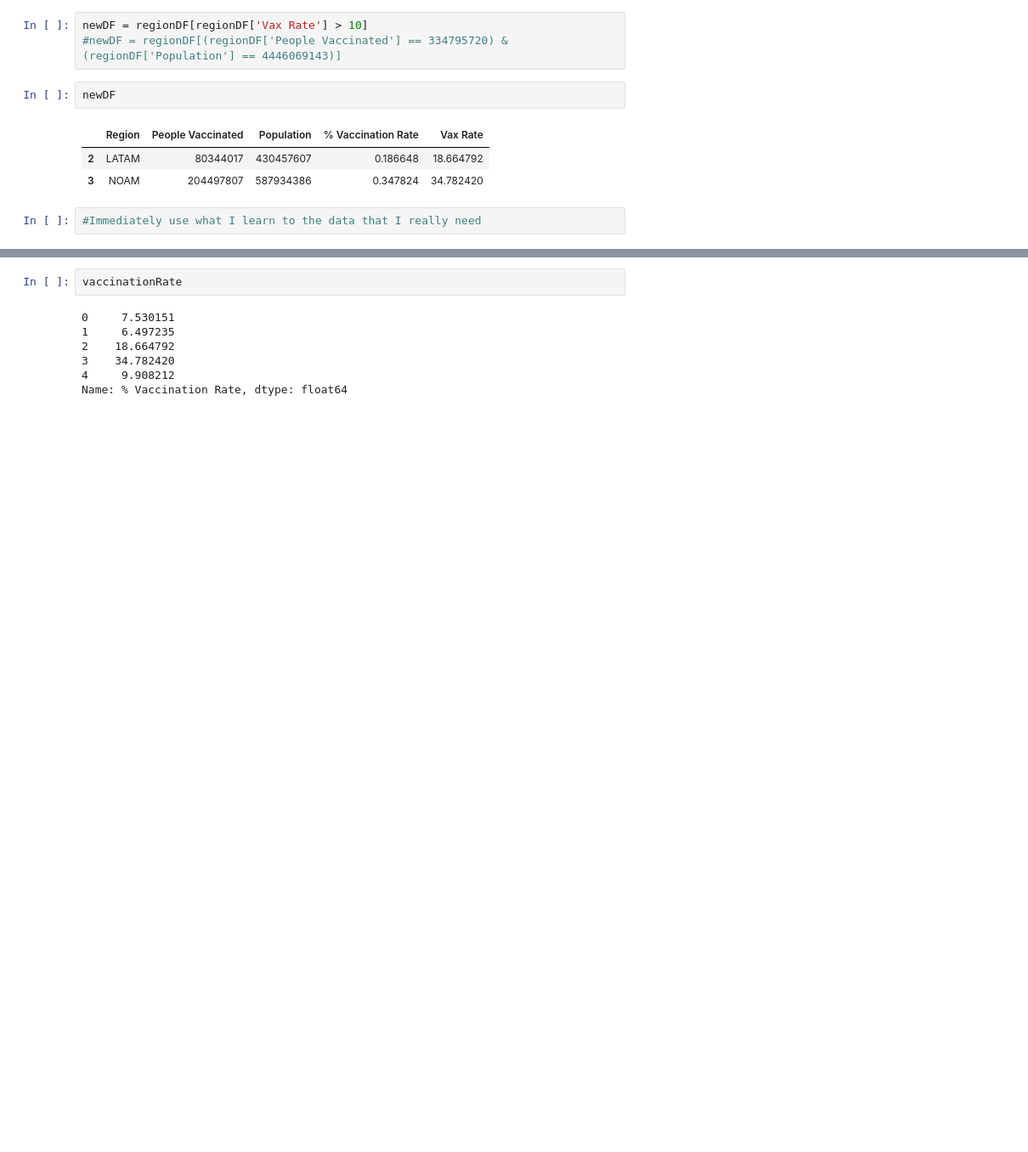
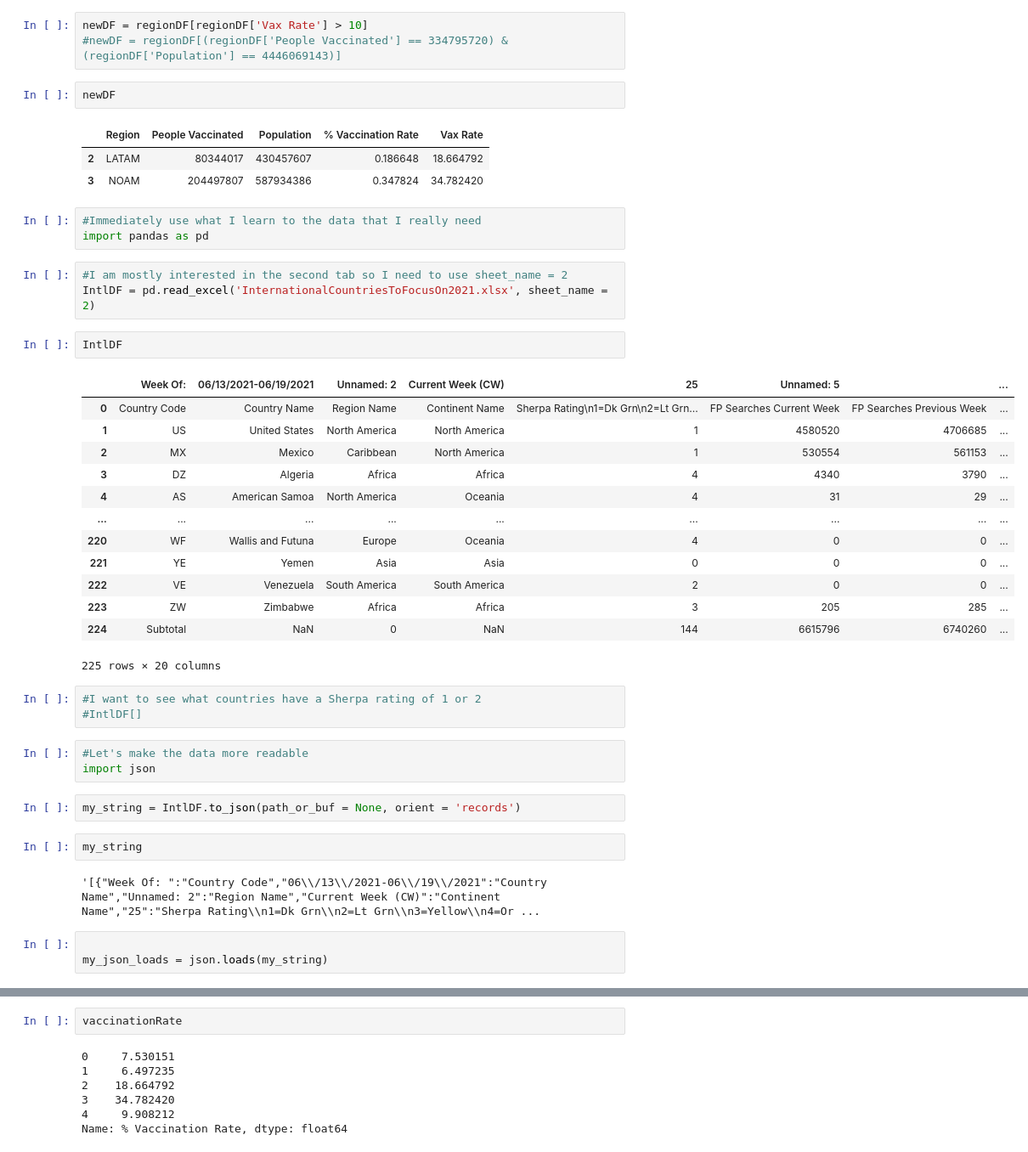
Before and after one commit to bossiilaria/Python, a Jupyter notebook: Working with Pandas.ipynb, the cells around one changed output, grey strips where cells are left out. Shown at 85% size. Cells and saved outputs as stored; diff of their text form; blank space fills up the shorter version.

Commit message:
'json'

```diff
--- a/Working with Pandas.ipynb
+++ b/Working with Pandas.ipynb
@@ -376,3 +376,38 @@ newDF
 | 3 | NOAM | 204497807 | 587934386 | 0.347824 | 34.782420 |
 # %%
 #Immediately use what I learn to the data that I really need
+import pandas as pd
+# %%
+#I am mostly interested in the second tab so I need to use sheet_name = 2
+IntlDF = pd.read_excel('InternationalCountriesToFocusOn2021.xlsx', sheet_name = 2)
+# %%
+IntlDF
+# %% [output]
+|  | Week Of: | 06/13/2021-06/19/2021 | Unnamed: 2 | Current Week (CW) | 25 | Unnamed: 5 |  | ... |
+| 0 | Country Code | Country Name | Region Name | Continent Name | Sherpa Rating\n1=Dk Grn\n2=Lt Grn... | FP Searches Current Week | FP Searches Previous Week | ... |
+| 1 | US | United States | North America | North America | 1 | 4580520 | 4706685 | ... |
+| 2 | MX | Mexico | Caribbean | North America | 1 | 530554 | 561153 | ... |
+| 3 | DZ | Algeria | Africa | Africa | 4 | 4340 | 3790 | ... |
+| 4 | AS | American Samoa | North America | Oceania | 4 | 31 | 29 | ... |
+| ... | ... | ... | ... | ... | ... | ... | ... | ... |
+| 220 | WF | Wallis and Futuna | Europe | Oceania | 4 | 0 | 0 | ... |
+| 221 | YE | Yemen | Asia | Asia | 0 | 0 | 0 | ... |
+| 222 | VE | Venezuela | South America | South America | 2 | 0 | 0 | ... |
+| 223 | ZW | Zimbabwe | Africa | Africa | 3 | 205 | 285 | ... |
+| 224 | Subtotal | NaN | 0 | NaN | 144 | 6615796 | 6740260 | ... |
+225 rows × 20 columns
+# %%
+#I want to see what countries have a Sherpa rating of 1 or 2
+#IntlDF[]
+# %%
+#Let's make the data more readable
+import json
+# %%
+my_string = IntlDF.to_json(path_or_buf = None, orient = 'records')
+# %%
+my_string
+# %% [output]
+'[{"Week Of: ":"Country Code","06\\/13\\/2021-06\\/19\\/2021":"Country Name","Unnamed: 2":"Region Name","Current Week (CW)":"Continent Name","25":"Sherpa Rating\\n1=Dk Grn\\n2=Lt Grn\\n3=Yellow\\n4=Or ...
+# %%
+
+my_json_loads = json.loads(my_string)
```
Also changed, not shown: parts of 3 cells of this notebook, 2 other files.
